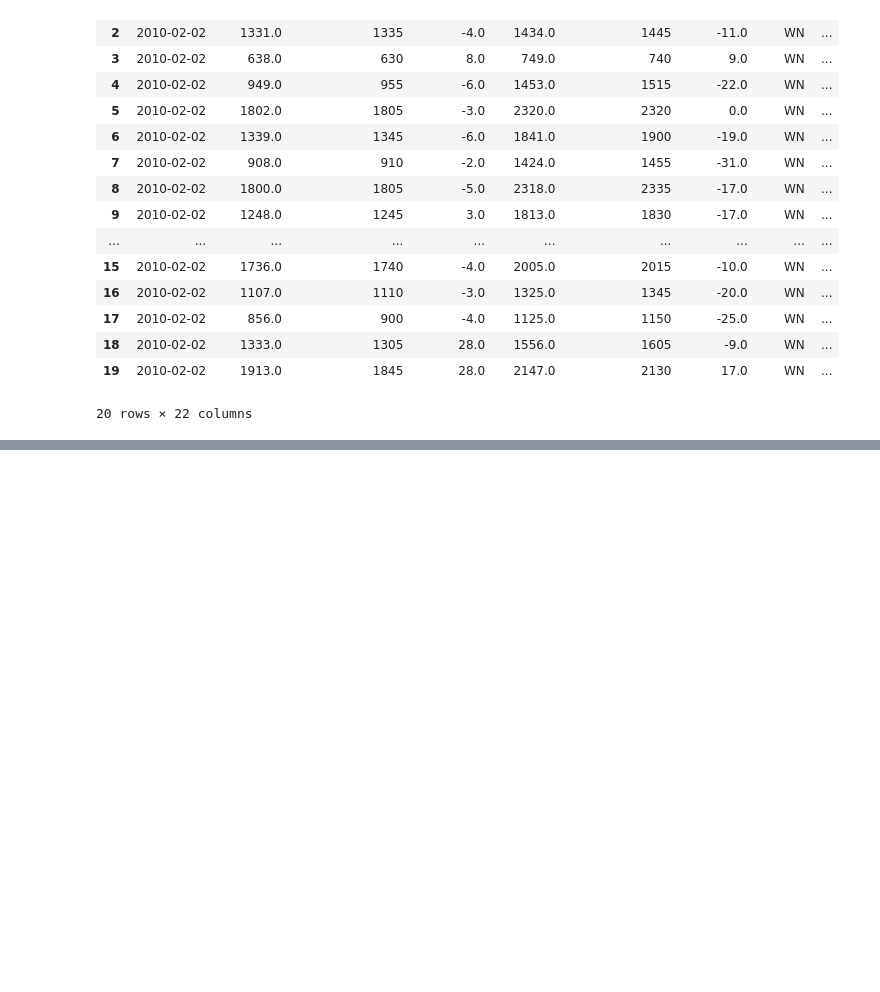
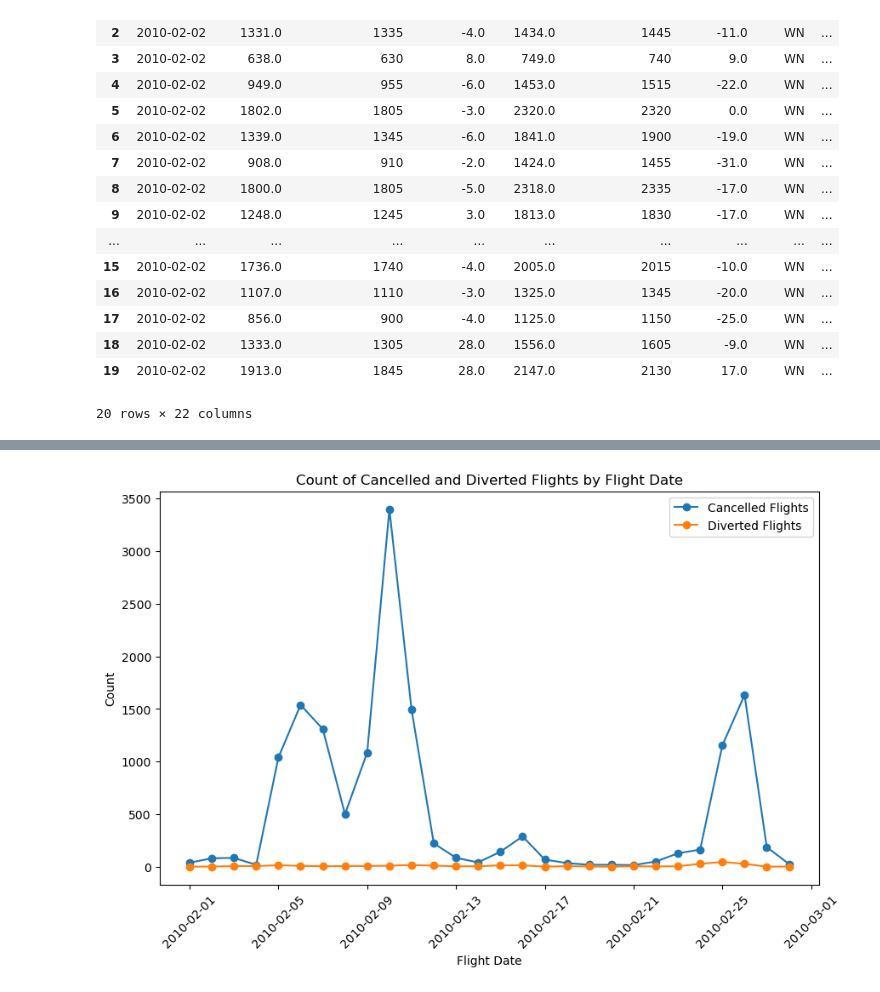
Before and after one commit to susanneferschl/da-sql-api-project-group-2_sf, a Jupyter notebook: project_work/renan.ipynb, the cells around one changed output, grey strips where cells are left out. Drawn from its saved outputs; the diff is of its cells as text; code cells hidden in the pictures; blank space fills up the shorter version.

```diff
--- a/project_work/renan.ipynb
+++ b/project_work/renan.ipynb
@@ -272,0 +294,32 @@ flights.head(20)
+# %%
+import pandas as pd
+import matplotlib.pyplot as plt
+
+# Assuming df is your DataFrame containing flight_date, cancelled, and diverted columns
+
+# Convert flight_date to datetime if it's not already in datetime format
+flights['flight_date'] = pd.to_datetime(flights['flight_date'])
+
+# Group by flight_date and aggregate counts of cancelled and diverted flights
+agg_flights = flights.groupby('flight_date').agg({'cancelled': 'sum', 'diverted': 'sum'}).reset_index()
+
+# Plot the counts
+plt.figure(figsize=(10, 6))
+plt.plot(agg_flights['flight_date'], agg_flights['cancelled'], label='Cancelled Flights', marker='o')
+plt.plot(agg_flights['flight_date'], agg_flights['diverted'], label='Diverted Flights', marker='o')
+
+# Add labels and title
+plt.xlabel('Flight Date')
+plt.ylabel('Count')
+plt.title('Count of Cancelled and Diverted Flights by Flight Date')
+
+# Rotate x-axis labels for better readability
+plt.xticks(rotation=45)
+
+# Add legend
+plt.legend()
+
+# Show plot
+plt.show()
+# %% [output]
+[figure, added]
```
Also changed, not shown: parts of 1 cell of this notebook, 1 other file.
